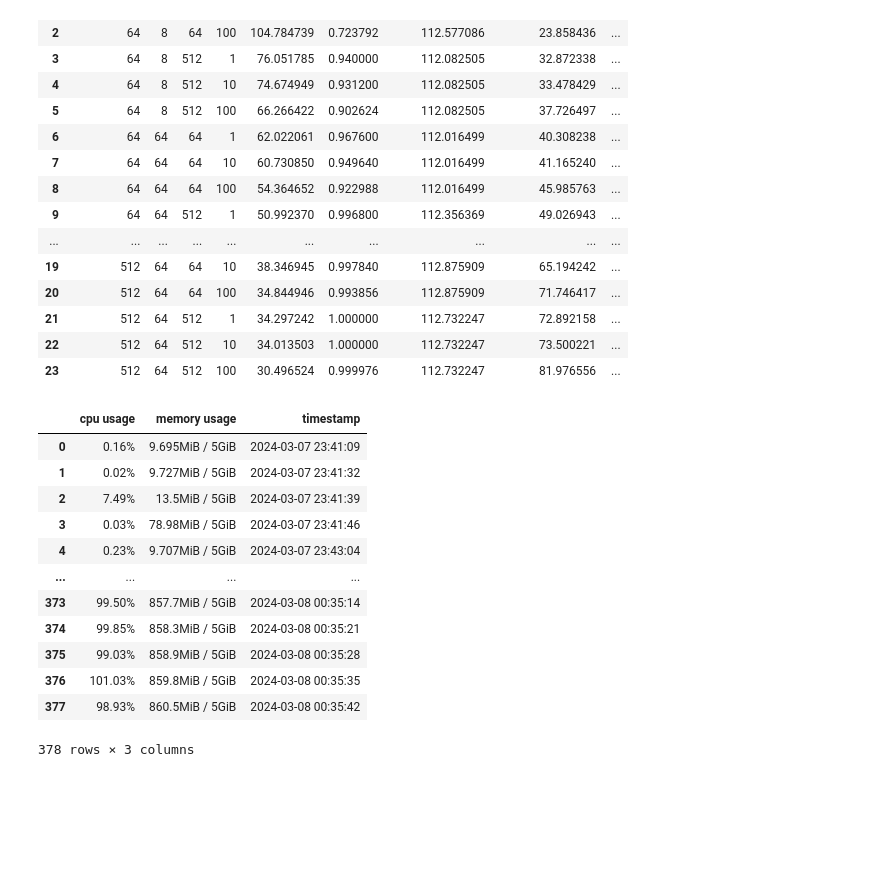
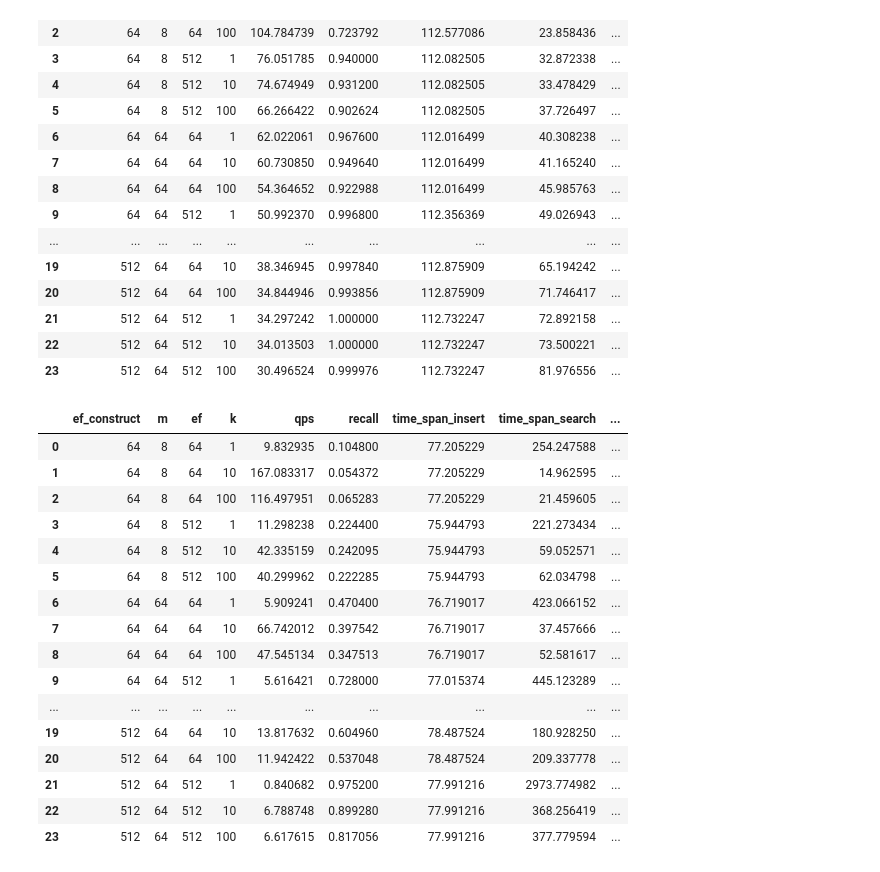
Before and after one commit to nicase/DBPRO_benchmark, a Jupyter notebook: RESULTS/qdrant/plotting.ipynb, the cells around one changed output. Saved outputs shown, nothing was run; the diff lists cells and outputs as text; code cells hidden in the pictures; blank space fills up the shorter version.

```diff
--- a/RESULTS/qdrant/plotting.ipynb
+++ b/RESULTS/qdrant/plotting.ipynb
@@ -28,17 +37,20 @@ logs_ann_glove_cosine = pd.read_csv("docker_logs/ANN_gloVe_cosine.log", names=["
-# %%
-logs_ann_glove_cosine["memory usage"] = logs_ann_glove_cosine["memory usage"][:4
-                                                                              ]
-# %% [output]
-|  | cpu usage | memory usage | timestamp |
-| 0 | 0.16% | 9.695MiB / 5GiB | 2024-03-07 23:41:09 |
-| 1 | 0.02% | 9.727MiB / 5GiB | 2024-03-07 23:41:32 |
-| 2 | 7.49% | 13.5MiB / 5GiB | 2024-03-07 23:41:39 |
-| 3 | 0.03% | 78.98MiB / 5GiB | 2024-03-07 23:41:46 |
-| 4 | 0.23% | 9.707MiB / 5GiB | 2024-03-07 23:43:04 |
-| ... | ... | ... | ... |
-| 373 | 99.50% | 857.7MiB / 5GiB | 2024-03-08 00:35:14 |
-| 374 | 99.85% | 858.3MiB / 5GiB | 2024-03-08 00:35:21 |
-| 375 | 99.03% | 858.9MiB / 5GiB | 2024-03-08 00:35:28 |
-| 376 | 101.03% | 859.8MiB / 5GiB | 2024-03-08 00:35:35 |
-| 377 | 98.93% | 860.5MiB / 5GiB | 2024-03-08 00:35:42 |
-378 rows × 3 columns
+# %%
+metrics_af_glove_cosine
+# %% [output]
+|  | ef_construct | m | ef | k | qps | recall | time_span_insert | time_span_search | ... |
+| 0 | 64 | 8 | 64 | 1 | 9.832935 | 0.104800 | 77.205229 | 254.247588 | ... |
+| 1 | 64 | 8 | 64 | 10 | 167.083317 | 0.054372 | 77.205229 | 14.962595 | ... |
+| 2 | 64 | 8 | 64 | 100 | 116.497951 | 0.065283 | 77.205229 | 21.459605 | ... |
+| 3 | 64 | 8 | 512 | 1 | 11.298238 | 0.224400 | 75.944793 | 221.273434 | ... |
+| 4 | 64 | 8 | 512 | 10 | 42.335159 | 0.242095 | 75.944793 | 59.052571 | ... |
+| 5 | 64 | 8 | 512 | 100 | 40.299962 | 0.222285 | 75.944793 | 62.034798 | ... |
+| 6 | 64 | 64 | 64 | 1 | 5.909241 | 0.470400 | 76.719017 | 423.066152 | ... |
+| 7 | 64 | 64 | 64 | 10 | 66.742012 | 0.397542 | 76.719017 | 37.457666 | ... |
+| 8 | 64 | 64 | 64 | 100 | 47.545134 | 0.347513 | 76.719017 | 52.581617 | ... |
+| 9 | 64 | 64 | 512 | 1 | 5.616421 | 0.728000 | 77.015374 | 445.123289 | ... |
+| ... | ... | ... | ... | ... | ... | ... | ... | ... | ... |
+| 19 | 512 | 64 | 64 | 10 | 13.817632 | 0.604960 | 78.487524 | 180.928250 | ... |
+| 20 | 512 | 64 | 64 | 100 | 11.942422 | 0.537048 | 78.487524 | 209.337778 | ... |
+| 21 | 512 | 64 | 512 | 1 | 0.840682 | 0.975200 | 77.991216 | 2973.774982 | ... |
+| 22 | 512 | 64 | 512 | 10 | 6.788748 | 0.899280 | 77.991216 | 368.256419 | ... |
+| 23 | 512 | 64 | 512 | 100 | 6.617615 | 0.817056 | 77.991216 | 377.779594 | ... |
```
Also changed, not shown: parts of 10 cells of this notebook.
